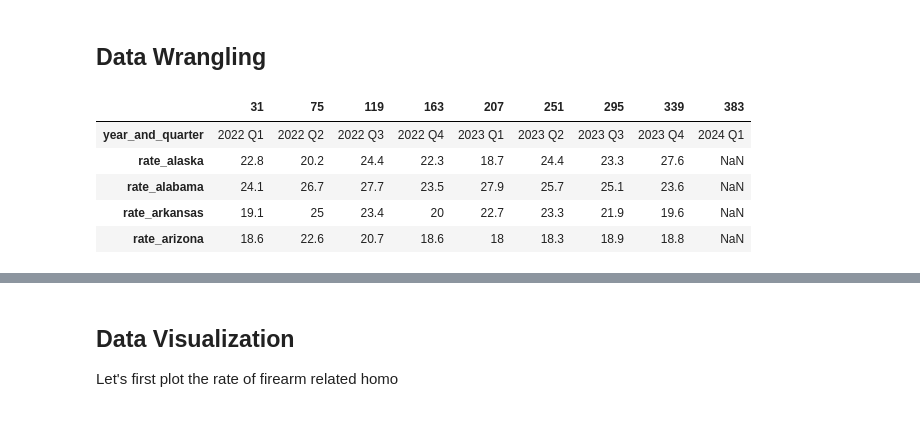
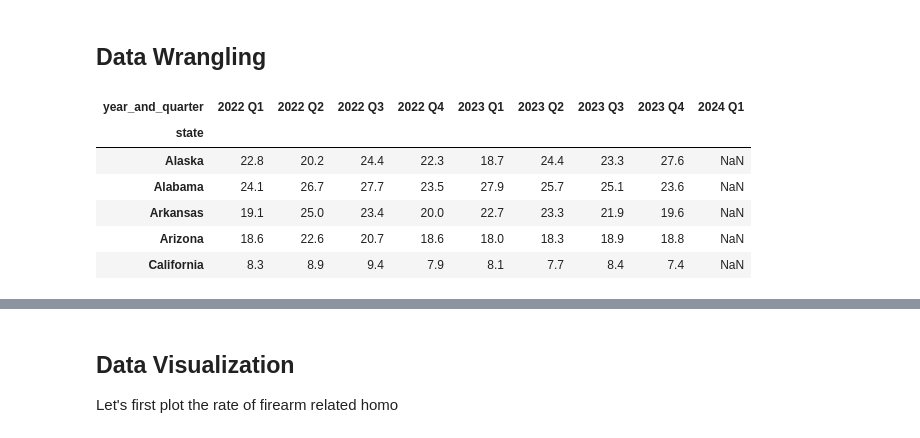
Before and after one commit to waheeb123/Final_project_data607, a Jupyter notebook: mystory3.ipynb, the cells around one changed output, grey strips where cells are left out. Cells and saved outputs as stored; diff of their text form; code cells hidden in the pictures.

```diff
--- a/mystory3.ipynb
+++ b/mystory3.ipynb
@@ -40,26 +40,41 @@ df = df.loc[(df.cause_of_death == "Firearm-related injury") & (df.rate_type == "
 # %%
 # Select only needed columns and transpose our data
 state_cols = ['year_and_quarter', 'rate_alaska', 'rate_alabama', 'rate_arkansas', 'rate_arizona',
               'rate_california', 'rate_colorado', 'rate_connecticut',
               'rate_district_of_columbia', 'rate_delaware', 'rate_florida',
               'rate_georgia', 'rate_hawaii', 'rate_iowa', 'rate_idaho',
               'rate_illinois', 'rate_indiana', 'rate_kansas', 'rate_kentucky',
               'rate_louisiana', 'rate_massachusetts', 'rate_maryland', 'rate_maine',
               'rate_michigan', 'rate_minnesota', 'rate_missouri', 'rate_mississippi',
               'rate_montana', 'rate_north_carolina', 'rate_north_dakota',
               'rate_nebraska', 'rate_new_hampshire', 'rate_new_jersey',
               'rate_new_mexico', 'rate_nevada', 'rate_new_york', 'rate_ohio',
               'rate_oklahoma', 'rate_oregon', 'rate_pennsylvania',
               'rate_rhode_island', 'rate_south_carolina', 'rate_south_dakota',
               'rate_tennessee', 'rate_texas', 'rate_utah', 'rate_virginia',
               'rate_vermont', 'rate_washington', 'rate_wisconsin',
               'rate_west_virginia', 'rate_wyoming', 'rate_overall']
 df = df[state_cols].transpose()
+
+# Set the first row (year_and_quarter) as column headers and remove it from the data
+df.columns = df.iloc[0]
+df = df.drop(df.index[0])
+
+# Clean up state names and set index
+df['state'] = [s.replace("_", " ").replace("rate", "").title().strip() for s in df.index]
+df = df.set_index('state')
+
+# Convert column data to float, skipping over missing data (NaN)
+for col in df.columns:
+    df[col] = pd.to_numeric(df[col], errors='coerce')
+
+# Display the cleaned DataFrame
 df.head()
 # %% [output]
-|  | 31 | 75 | 119 | 163 | 207 | 251 | 295 | 339 | 383 |
 | year_and_quarter | 2022 Q1 | 2022 Q2 | 2022 Q3 | 2022 Q4 | 2023 Q1 | 2023 Q2 | 2023 Q3 | 2023 Q4 | 2024 Q1 |
-| rate_alaska | 22.8 | 20.2 | 24.4 | 22.3 | 18.7 | 24.4 | 23.3 | 27.6 | NaN |
-| rate_alabama | 24.1 | 26.7 | 27.7 | 23.5 | 27.9 | 25.7 | 25.1 | 23.6 | NaN |
-| rate_arkansas | 19.1 | 25 | 23.4 | 20 | 22.7 | 23.3 | 21.9 | 19.6 | NaN |
-| rate_arizona | 18.6 | 22.6 | 20.7 | 18.6 | 18 | 18.3 | 18.9 | 18.8 | NaN |
+| state |  |  |  |  |  |  |  |  |  |
+| Alaska | 22.8 | 20.2 | 24.4 | 22.3 | 18.7 | 24.4 | 23.3 | 27.6 | NaN |
+| Alabama | 24.1 | 26.7 | 27.7 | 23.5 | 27.9 | 25.7 | 25.1 | 23.6 | NaN |
+| Arkansas | 19.1 | 25.0 | 23.4 | 20.0 | 22.7 | 23.3 | 21.9 | 19.6 | NaN |
+| Arizona | 18.6 | 22.6 | 20.7 | 18.6 | 18.0 | 18.3 | 18.9 | 18.8 | NaN |
+| California | 8.3 | 8.9 | 9.4 | 7.9 | 8.1 | 7.7 | 8.4 | 7.4 | NaN |
```
Also changed, not shown: parts of 9 cells of this notebook.
